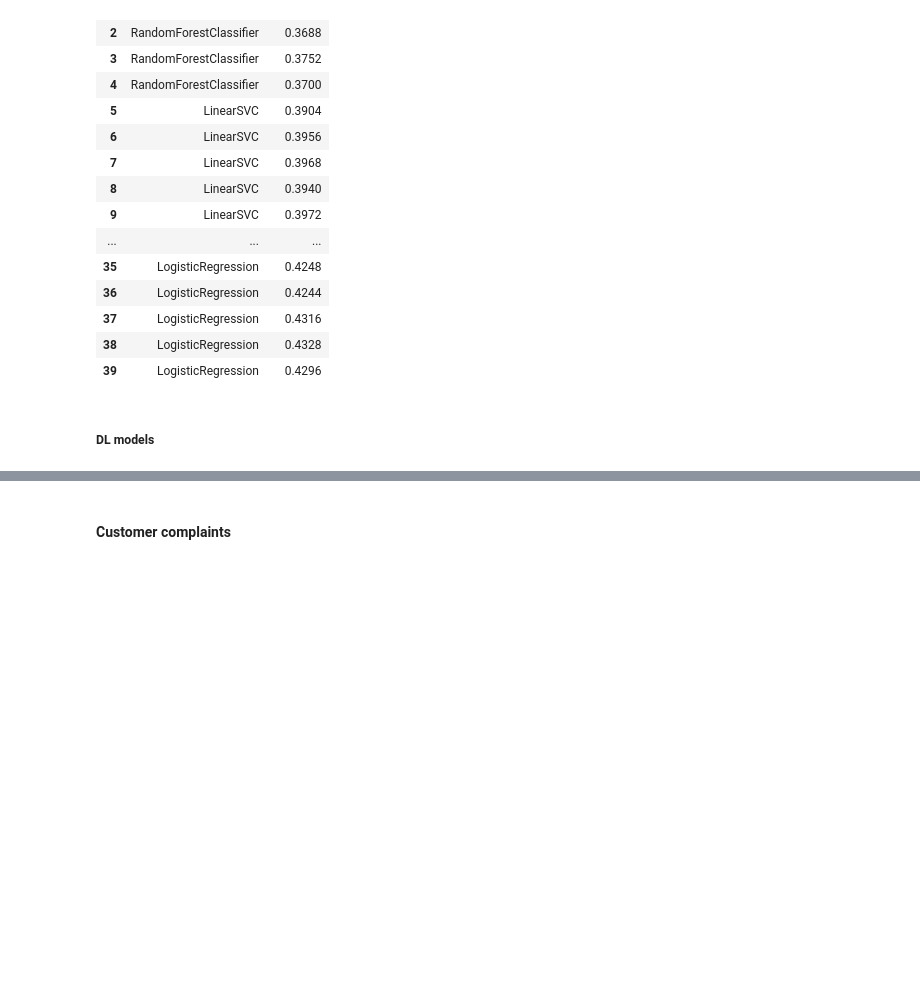
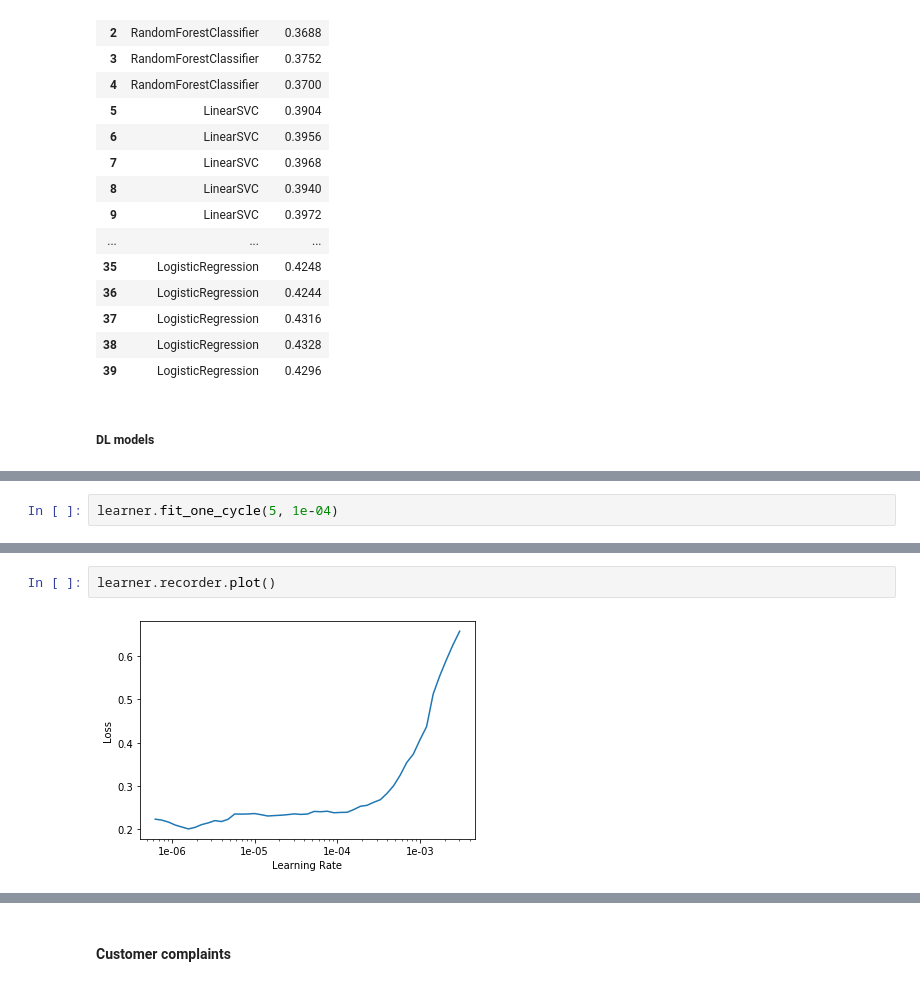
Before and after one commit to DavidykZhao/Frame_experiments, a Jupyter notebook: Frame_experiments.ipynb, the cells around one changed output, grey strips where cells are left out. Cells and saved outputs as stored; diff of their text form; blank space fills up the shorter version.

```diff
--- a/Frame_experiments.ipynb
+++ b/Frame_experiments.ipynb
@@ -955,0 +1014,2 @@ ml_amazon_accu_10
+# %%
+learner.fit_one_cycle(5, 1e-04)
@@ -955,0 +1050,4 @@ ml_amazon_accu_10
+# %%
+learner.recorder.plot()
+# %% [output]
+[figure, added]
```
Also changed, not shown: parts of 78 cells of this notebook.
